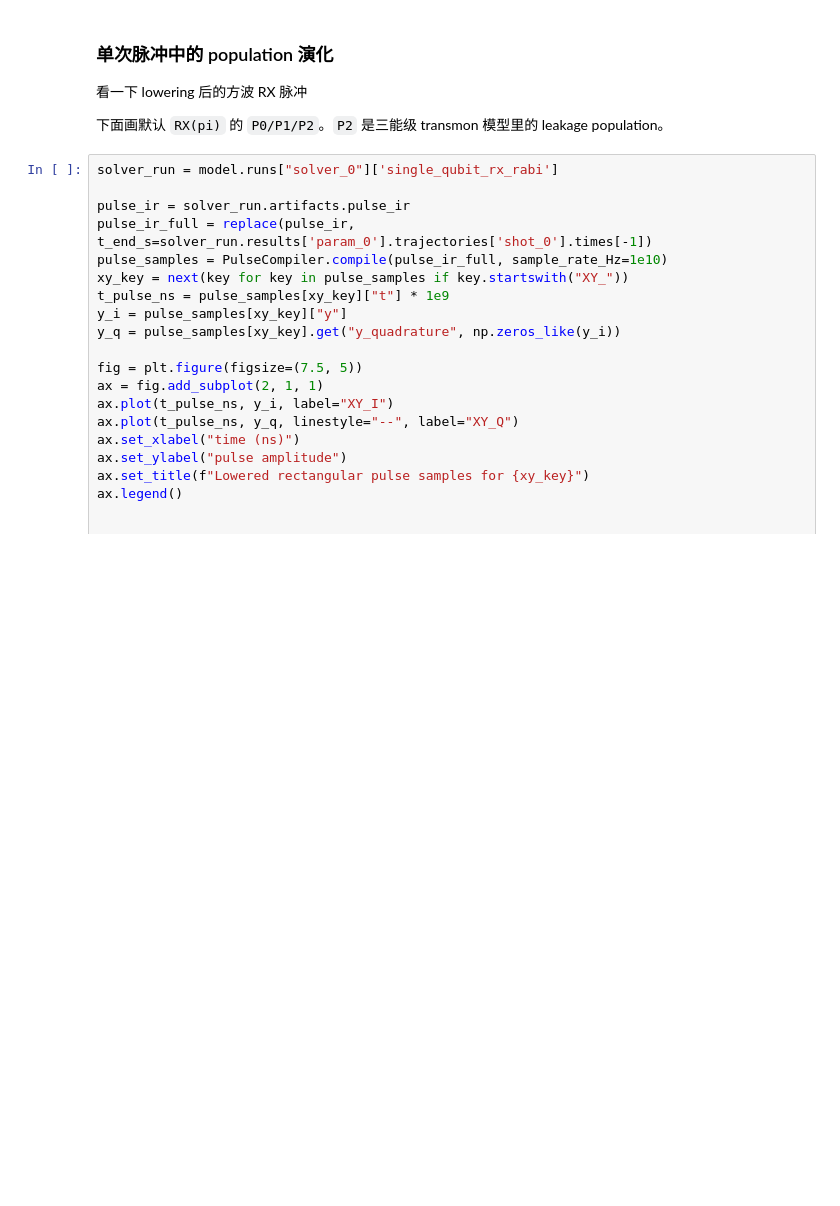
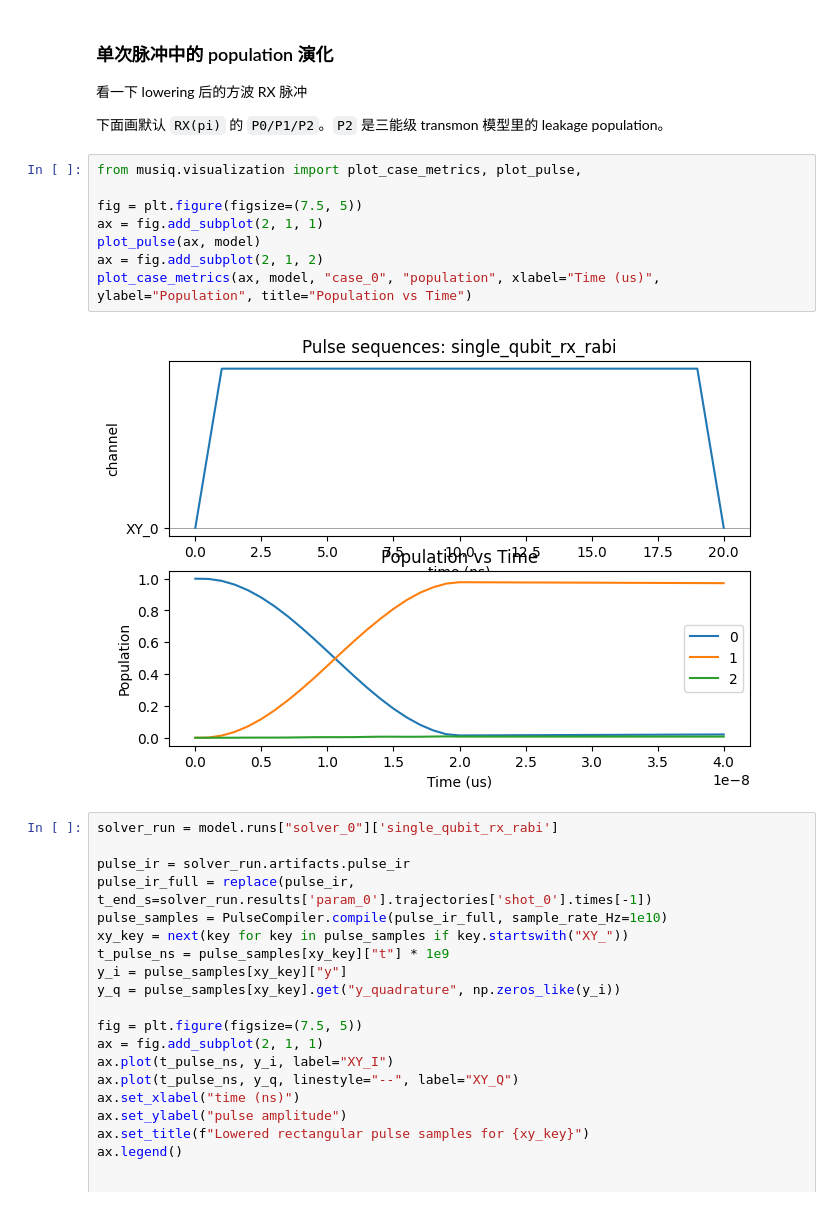
Before and after one commit to coding-xyz/MuSIQ, a Jupyter notebook: report/task1_single_qubit_rabi/task1_single_qubit_rabi.ipynb, the cells around one changed output. Drawn from its saved outputs; the diff is of its cells as text; blank space fills up the shorter version.

Commit message:
add visualization

```diff
--- a/report/task1_single_qubit_rabi/task1_single_qubit_rabi.ipynb
+++ b/report/task1_single_qubit_rabi/task1_single_qubit_rabi.ipynb
@@ -54,6 +54,16 @@ metric keys = ['coherence_01', 'leakage', 'population']
 看一下 lowering 后的方波 RX 脉冲
 
 下面画默认 `RX(pi)` 的 `P0/P1/P2`。`P2` 是三能级 transmon 模型里的 leakage population。
+# %%
+from musiq.visualization import plot_case_metrics, plot_pulse,
+
+fig = plt.figure(figsize=(7.5, 5))
+ax = fig.add_subplot(2, 1, 1)
+plot_pulse(ax, model)
+ax = fig.add_subplot(2, 1, 2)
+plot_case_metrics(ax, model, "case_0", "population", xlabel="Time (us)", ylabel="Population", title="Population vs Time")
+# %% [output]
+[figure, added]
 # %%
 solver_run = model.runs["solver_0"]['single_qubit_rx_rabi']
 
```
Also changed, not shown: parts of 1 cell of this notebook, 16 other files.
